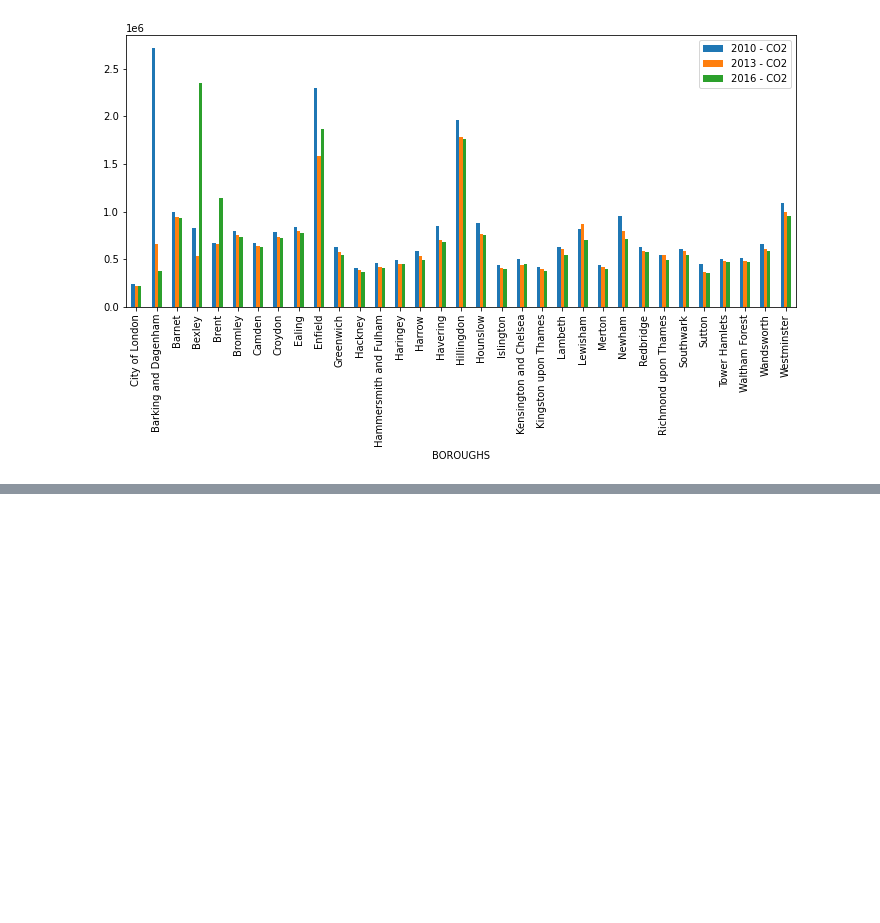
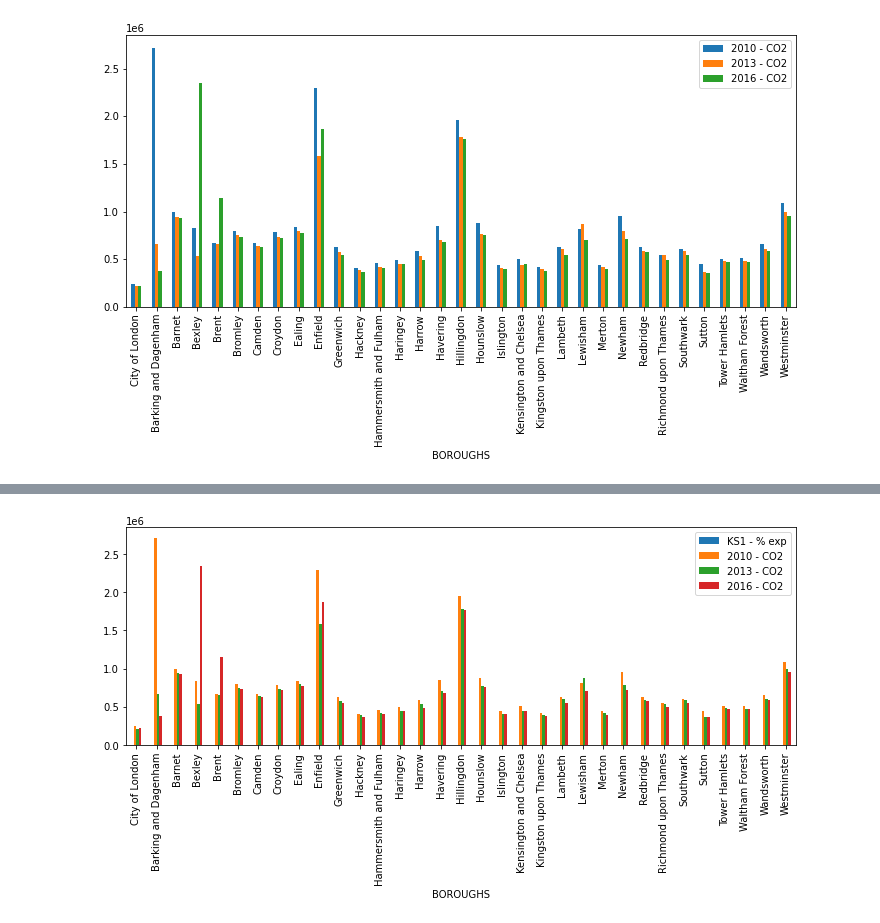
Before and after one commit to Vilma-St/Mini-project-London, a Jupyter notebook: your-code/main.ipynb, the cells around one changed output, grey strips where cells are left out. Cells and saved outputs as stored; diff of their text form; code cells hidden in the pictures; blank space fills up the shorter version.

```diff
--- a/your-code/main.ipynb
+++ b/your-code/main.ipynb
@@ -141,0 +149,5 @@ correlation
+# %%
+new.plot(x = "BOROUGHS",y = ["KS1 - % exp", "2010 - CO2", "2013 - CO2", "2016 - CO2"], kind = "bar", figsize=(12,4))
+plt.show()
+# %% [output]
+[figure, added]
```
Also changed, not shown: parts of 6 cells of this notebook.
